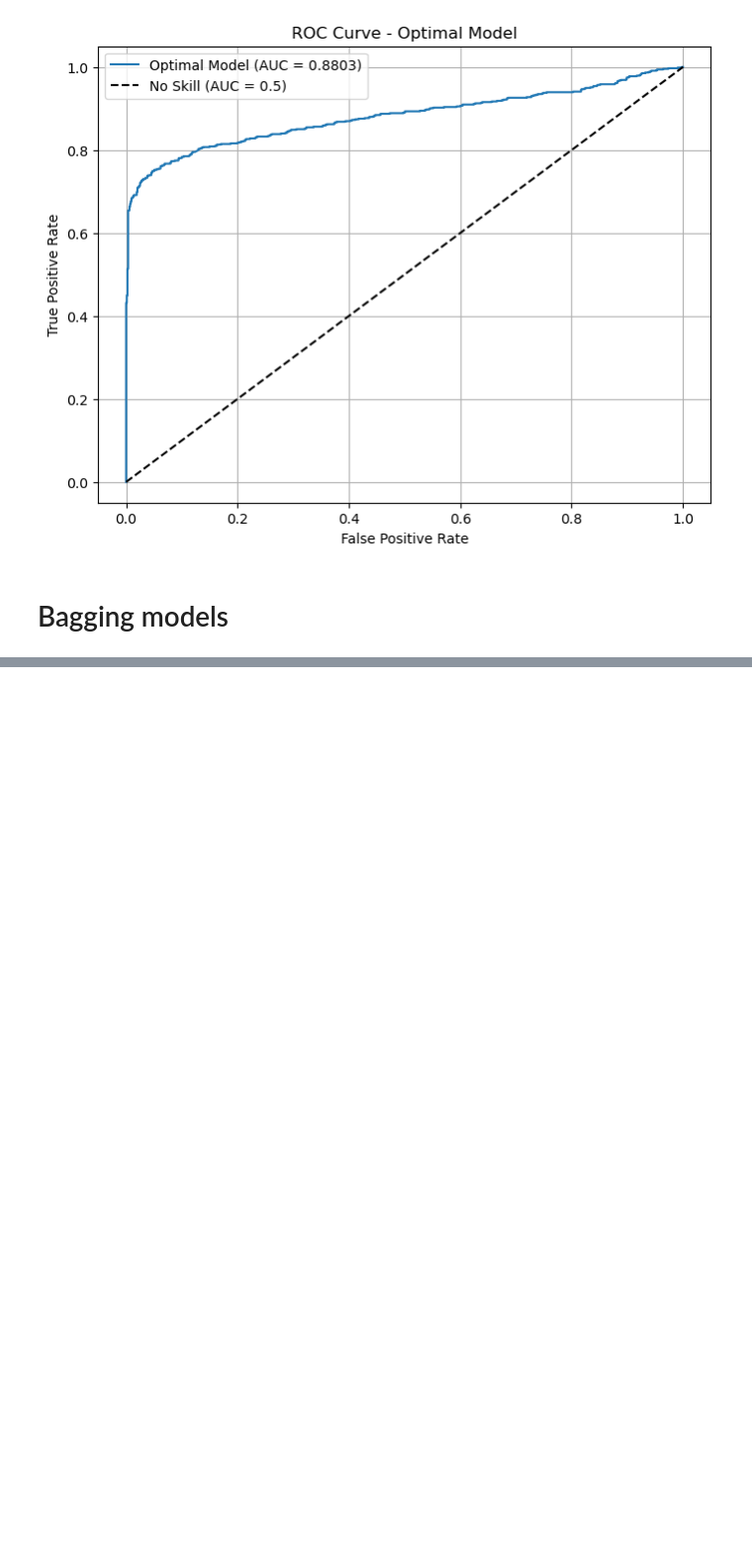
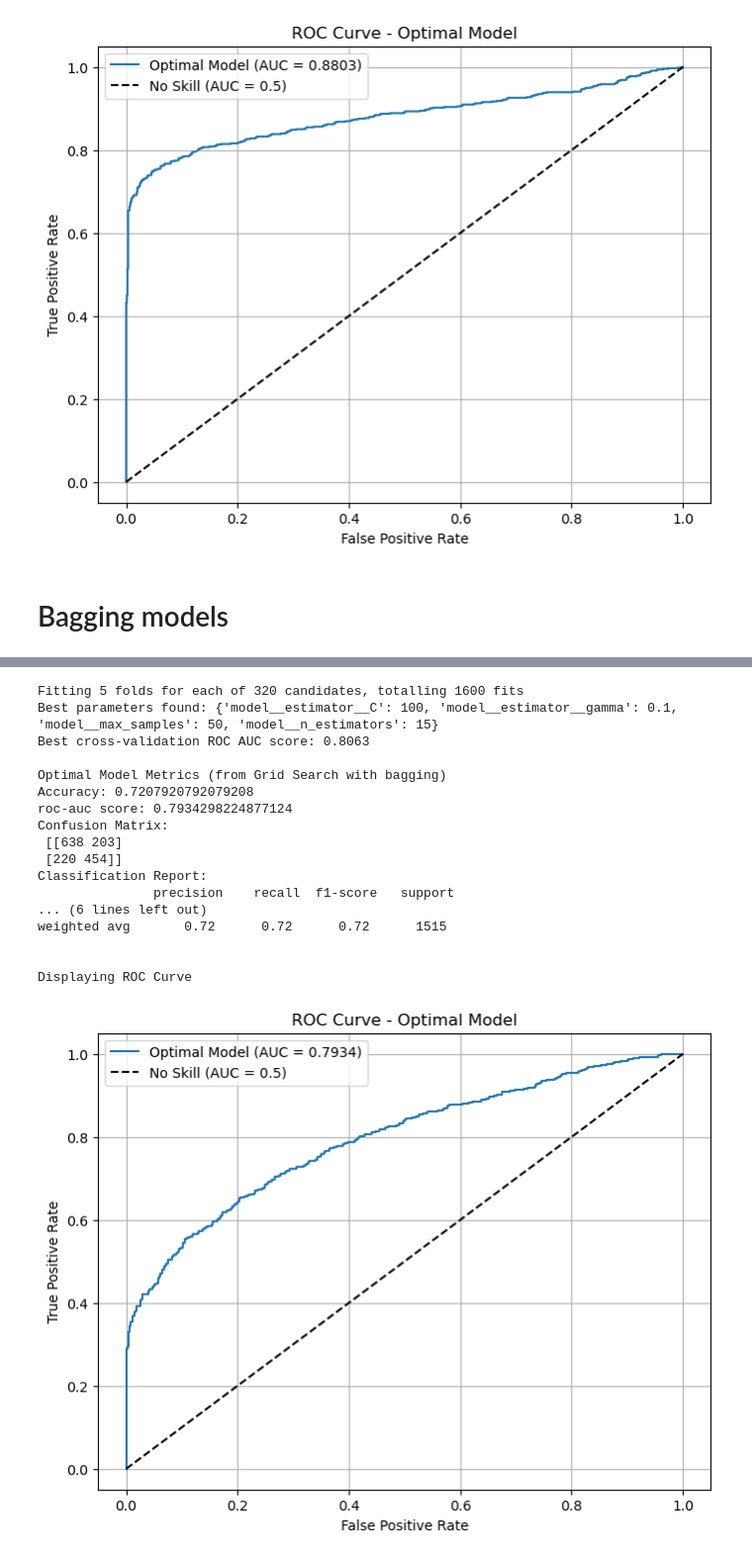
Before and after one commit to WANG-Lucas-sokko/ML_CCC, a Jupyter notebook: ML_CCC_project.ipynb, the cells around one changed output, grey strips where cells are left out. Shown at 99% size. Drawn from its saved outputs; the diff is of its cells as text; code cells hidden in the pictures; blank space fills up the shorter version.

```diff
--- a/ML_CCC_project.ipynb
+++ b/ML_CCC_project.ipynb
@@ -1038,0 +1212,3 @@ accuracy_list.append(accuracy_score(y_test, y_pred_grid))
+# %%
+pipeBag_svm = make_pipeline(preprocessor, SMOTE(random_state=42), BaggingClassifier(estimator=SVC(random_state=42, probability=True), random_state=42))
+pipeBag_svm
@@ -1038,0 +1235,48 @@ accuracy_list.append(accuracy_score(y_test, y_pred_grid))
+# %%
+# Parameters for GridSearch SVM
+param_grid_svm = {
+    'model__estimator__C' : [0.1, 1, 10, 100],
+    'model__estimator__gamma' : [1, 0.1, 0.01, 0.001],
+    'model__n_estimators' : [1, 2, 5, 10, 15],
+    'model__max_samples' : [5, 10, 25, 50]
+}
+
+
+# Grid
+bagGrid_searchSVM = GridSearchCV(
+    estimator=pipeBag_svm,  # Use the pipeline as the estimator
+    param_grid=param_grid_svm,
+    scoring='roc_auc',
+    cv=5,
+    n_jobs=-1,
+    verbose=2
+)
+
+bagGrid_searchSVM.fit(X_train, y_train)
+
+# Results from the GridSearch
+y_pred_grid, y_proba_grid = grid_results(bagGrid_searchSVM)
+
+print("\nOptimal Model Metrics (from Grid Search with bagging)")
+show_metrics(y_test, y_pred_grid, y_proba_grid)
+
+display_roc_curve(y_test, y_proba_grid)
+# %% [output]
+Fitting 5 folds for each of 320 candidates, totalling 1600 fits
+Best parameters found: {'model__estimator__C': 100, 'model__estimator__gamma': 0.1, 'model__max_samples': 50, 'model__n_estimators': 15}
+Best cross-validation ROC AUC score: 0.8063
+
+Optimal Model Metrics (from Grid Search with bagging)
+Accuracy: 0.7207920792079208
+roc-auc score: 0.7934298224877124
+Confusion Matrix:
+ [[638 203]
+ [220 454]]
+Classification Report:
+               precision    recall  f1-score   support
+... (6 lines left out)
+weighted avg       0.72      0.72      0.72      1515
+
+
+Displaying ROC Curve
+[figure, added]
```
Also changed, not shown: parts of 37 cells of this notebook.
